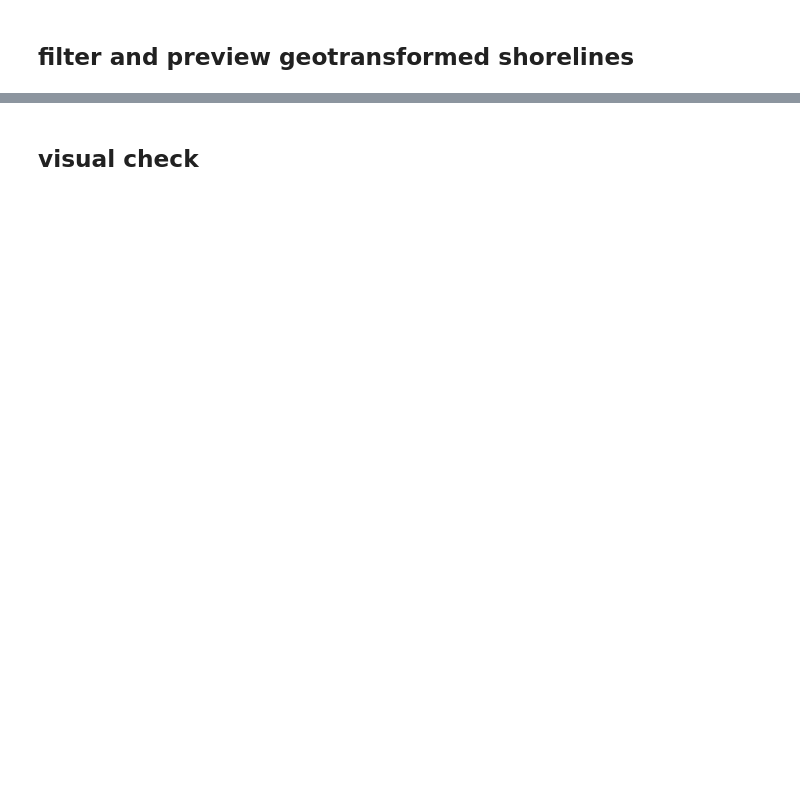
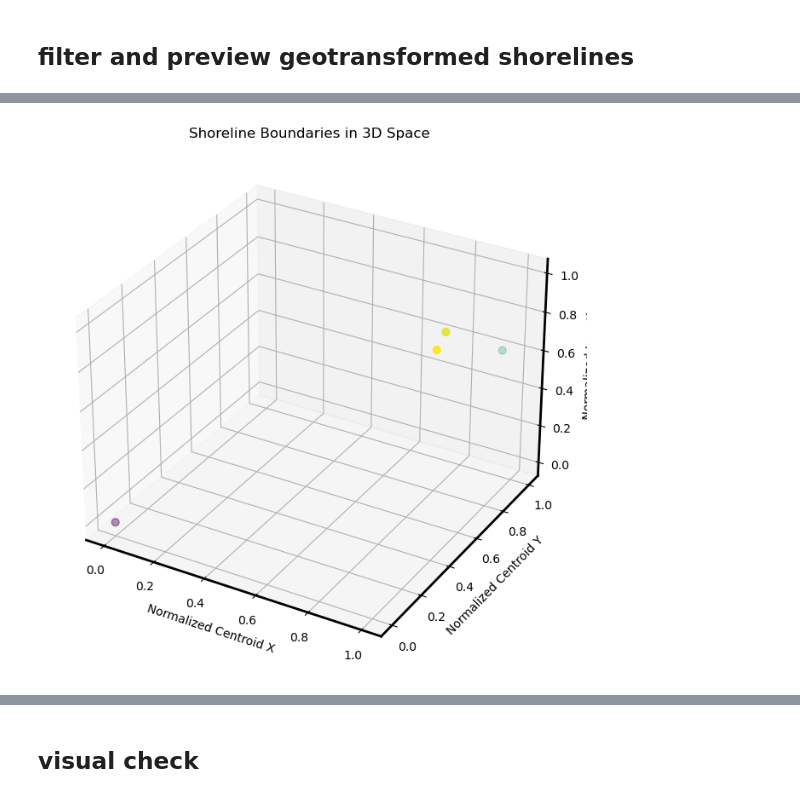
Before and after one commit to Wzesk/Littoral_S2download, a Jupyter notebook: littoral_pipeline.ipynb, the cells around one changed output, grey strips where cells are left out. Cells and saved outputs as stored; diff of their text form; code cells hidden in the pictures; blank space fills up the shorter version.

```diff
--- a/littoral_pipeline.ipynb
+++ b/littoral_pipeline.ipynb
@@ -533,17 +569,4 @@ len(geo_files)
 # %%
-import pandas as pd
-import numpy as np
-import os
-from mpl_toolkits.mplot3d import Axes3D
-import matplotlib.pyplot as plt
-
-# Ensure font configuration is applied before any plotting
-plt.rcParams.update({
-    'font.family': 'sans-serif',
-    'font.sans-serif': ['DejaVu Sans'],
-    'axes.unicode_minus': False
-})
-
 centroids = []
 lengths = []
 
@@ -555,33 +578,35 @@ for csv_file in geo_files:
 
     # Calculate centroid
     centroid_x = np.mean(x)
     centroid_y = np.mean(y)
     centroids.append((centroid_x, centroid_y))
 
     # Calculate polyline length
     dx = np.diff(x)
     dy = np.diff(y)
     segment_lengths = np.sqrt(dx**2 + dy**2)
     total_length = np.sum(segment_lengths)
     lengths.append(total_length)
 
 centroids = np.array(centroids)
 lengths = np.array(lengths)
 
 # Normalize centroid coordinates and lengths to [0, 1]
 centroid_x_norm = (centroids[:, 0] - centroids[:, 0].min()) / (np.ptp(centroids[:, 0]) + 1e-6)
 centroid_y_norm = (centroids[:, 1] - centroids[:, 1].min()) / (np.ptp(centroids[:, 1]) + 1e-6)
 lengths_norm = (lengths - lengths.min()) / (np.ptp(lengths) + 1e-6)
 
 # 3D plot
 fig = plt.figure(figsize=(10, 8))
 ax = fig.add_subplot(111, projection='3d')
 ax.scatter(centroid_x_norm, centroid_y_norm, lengths_norm, c=lengths_norm, cmap='viridis', s=40)
 ax.set_xlabel('Normalized Centroid X')
 ax.set_ylabel('Normalized Centroid Y')
 ax.set_zlabel('Normalized Length')
 ax.set_title('Shoreline Boundaries in 3D Space')
 plt.show()
+# %% [output]
+[figure, added]
 # %%
 from sklearn.cluster import DBSCAN
 import numpy as np
```
Also changed, not shown: parts of 21 cells of this notebook, 1 other file.
